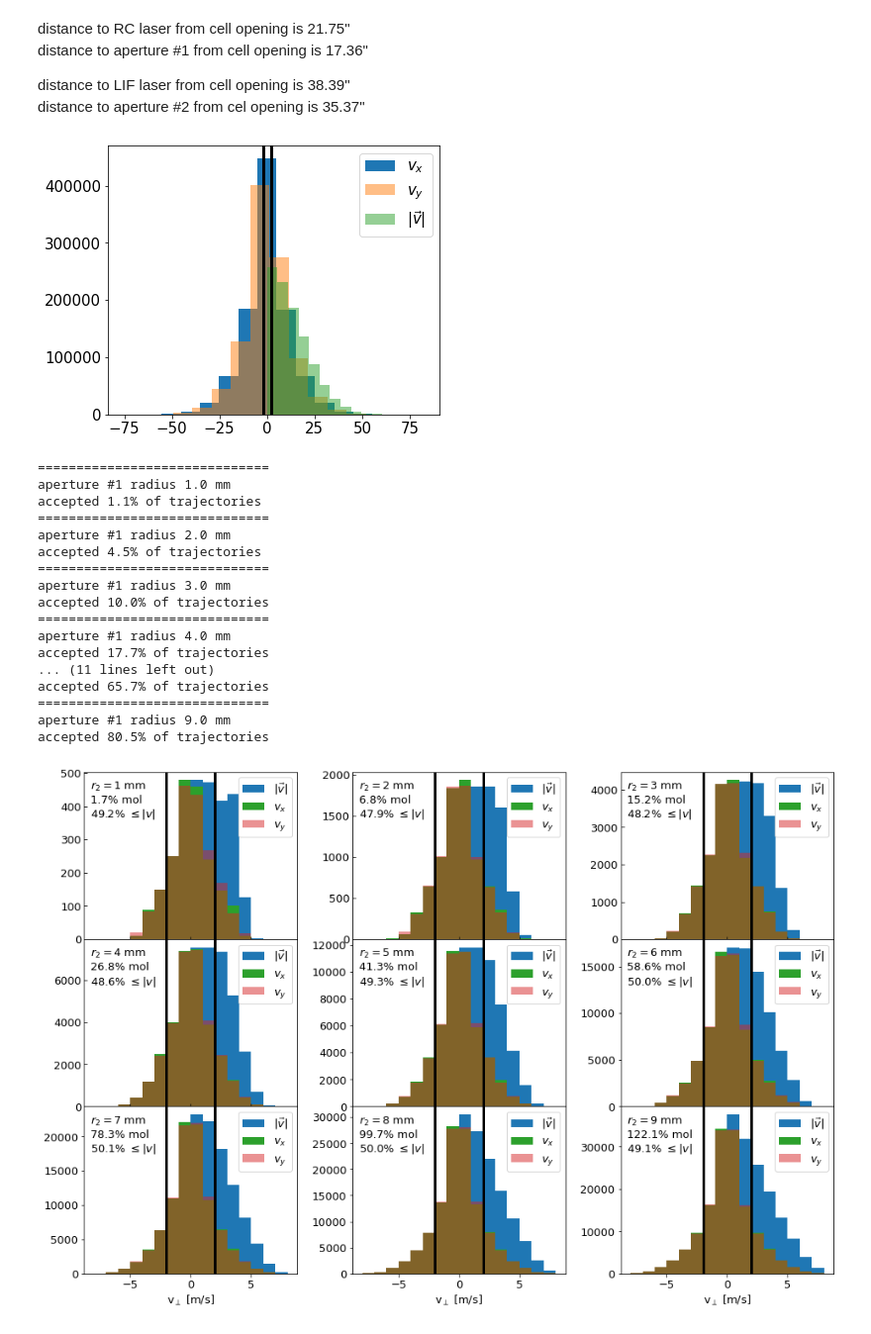
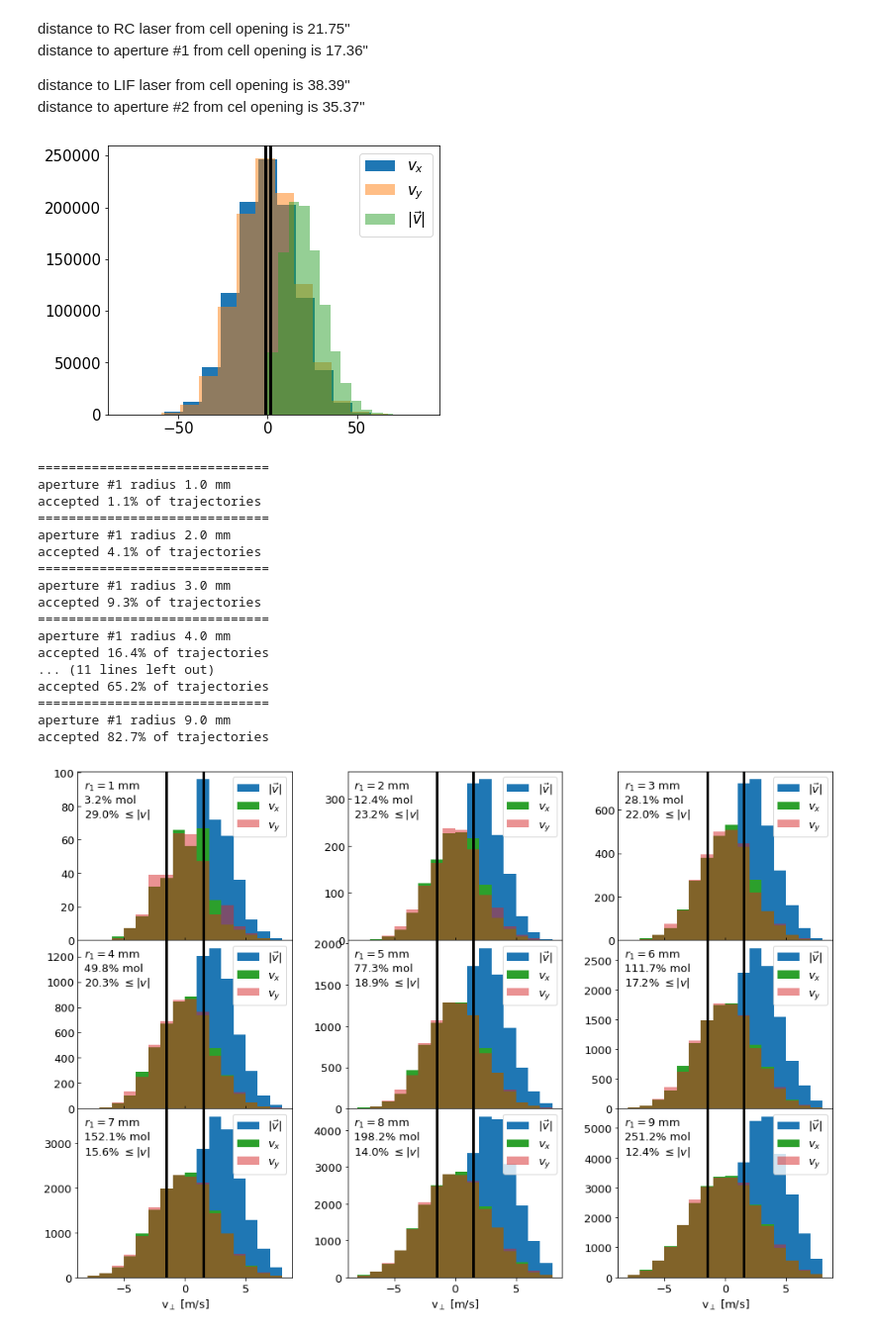
Before and after one commit to ograsdijk/CeNTREX-notebooks, a Jupyter notebook: rotational cooling/Aperture Calculation.ipynb, the cells around one changed output. Shown at 99% size. Cells and saved outputs as stored; diff of their text form; code cells hidden in the pictures.

```diff
--- a/rotational cooling/Aperture Calculation.ipynb
+++ b/rotational cooling/Aperture Calculation.ipynb
@@ -8,4 +8,7 @@ from utils.plot_utils import set_fontsize
 # %%
 vcm = 184
 vsigma = 16.8
+sigma_width = 0.25*25.4/5 * 3.8e-3
+
+v_acceptable = 1.5
 # %% [markdown]
@@ -13,28 +17,29 @@ spawn molecules in a circle of 2 cm diameter at 1/4" distance from the cell
 # %%
-@njit
-def generate_random_coords_circle(coords, R):
-    size = coords.shape[-1]
-    idx = 0
-    while idx < size:
-        c = (np.random.random(2)-0.5)*2 * R
-        if np.sqrt(np.sum(c**2)) <= R:
-            coords[:,idx] = c
-            idx += 1
-
+generate_random_r = lambda x: np.random.normal(0,sigma_width,x)
 generate_random_longitudinal_velocities = lambda x: np.random.normal(vcm, vsigma, x)
 generate_random_transverse_velocities = lambda x: np.random.normal(0, vsigma, x)
 
+def generate_random_coords(size):
+#     theta = np.random.random(size)*2*np.pi
+#     r = generate_random_r(size)
+    xy = np.empty([2,size])
+#     xy[0,:] = np.cos(theta)*r
+#     xy[1,:] = np.sin(theta)*r
+    xy[0,:] = generate_random_r(size)
+    xy[1,:] = generate_random_r(size)
+    return xy
+
 def generate_random_transverse_velocities(size):
-    theta = np.random.random(size)*2*np.pi
-    v = np.random.normal(0, vsigma, size)
+#     theta = np.random.random(size)*2*np.pi
+#     v = np.random.normal(0, vsigma, size)
     v_transverse = np.empty([2,size])
-    v_transverse[0,:] = np.cos(theta)*v
-    v_transverse[1,:] = np.sin(theta)*v
+#     v_transverse[0,:] = np.cos(theta)*v
+#     v_transverse[1,:] = np.sin(theta)*v
+    v_transverse[0,:] = np.random.normal(0, vsigma, size)
+    v_transverse[1,:] = np.random.normal(0, vsigma, size)
     return v_transverse
 # %%
-R = 0.01
 size = int(1e6)
-coords = np.empty([2,size])
-generate_random_coords_circle(coords, R)
+coords = generate_random_coords(size)
 v_z = generate_random_longitudinal_velocities(size)
 v_x, v_y = generate_random_transverse_velocities(size)
@@ -89,8 +106,6 @@ interaction_lif = np.sum(np.abs(coords[1,:]+dt*v_y) < 0.005)
 fig, ax = plt.subplots(figsize = (6,5))
 
 bins = 15
-
-v_acceptable = 2
 
 ax.hist(v_x, bins = bins, label = r'$v_x$')
 ax.hist(v_y, bins = bins, alpha = 0.5, label = r'$v_y$')
@@ -102,15 +117,13 @@ ax.axvline(v_acceptable, lw = 3, color = 'k')
 ax.axvline(-v_acceptable, lw = 3, color = 'k')
 set_fontsize(ax, 15)
 # %% [output]
-[figure, old version]
+[figure, new version]
 # %%
 aperture_1_radii = np.linspace(0.001,0.009,9)
 
 percentage_within_limits_1 = {r:0 for r in aperture_1_radii}
 
 bins = np.arange(-8,8+1)
-
-v_acceptable = 2
 
 fig, ax = plt.subplots(3,3,figsize = (16,11), sharex = True,
                       gridspec_kw={'hspace': 0, 'wspace': .26, 'height_ratios': [1,1,1]})
@@ -143,40 +156,40 @@ for r in aperture_1_radii:
     print(f'aperture #1 radius {r*1e3:.1f} mm')
     print(f'accepted {m.sum()/interaction_rc*100:.1f}% of trajectories')
 
     """
     Calculating the percentage of velocities within the acceptable range
     that make it through the aperture.
     """
     v_abs = np.sqrt(v_x[m]**2+v_y[m]**2)
     percentage_within_limits_1[r] = (100*(v_abs < v_acceptable).sum()/m.sum())
 
-    text = f'$r_2 = ${r*1e3:.0f} mm'+'\n'
+    text = f'$r_1 = ${r*1e3:.0f} mm'+'\n'
     text += f'{m.sum()/interaction_lif*100:.1f}% mol'+'\n'
     text += f'{(100*(v_abs < v_acceptable).sum()/m.sum()):.1f}% $\leq |v|$'
     axp[r].text(0.03, 0.95, text, transform = axp[r].transAxes,
                 ha = 'left', va = 'top', fontsize = 13)
 
 for ax in list(axp.values())[:len(axp)//2]:
     ax.tick_params(direction = 'in')
 # %% [output]
 ==============================
 aperture #1 radius 1.0 mm
 accepted 1.1% of trajectories
 ==============================
 aperture #1 radius 2.0 mm
-accepted 4.5% of trajectories
+accepted 4.1% of trajectories
 ==============================
 aperture #1 radius 3.0 mm
-accepted 10.0% of trajectories
+accepted 9.3% of trajectories
 ==============================
 aperture #1 radius 4.0 mm
-accepted 17.7% of trajectories
+accepted 16.4% of trajectories
 ... (11 lines left out)
-accepted 65.7% of trajectories
+accepted 65.2% of trajectories
 ==============================
 aperture #1 radius 9.0 mm
-accepted 80.5% of trajectories
+accepted 82.7% of trajectories
-[figure, old version]
+[figure, new version]
 # %%
 aperture_2_radii = np.linspace(0.001,0.009,9)
 
```
Also changed, not shown: parts of 15 cells of this notebook.
